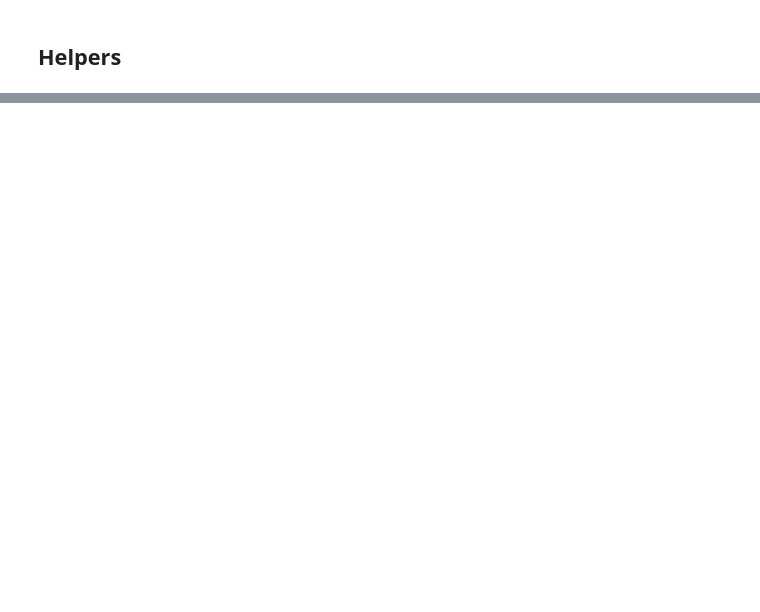
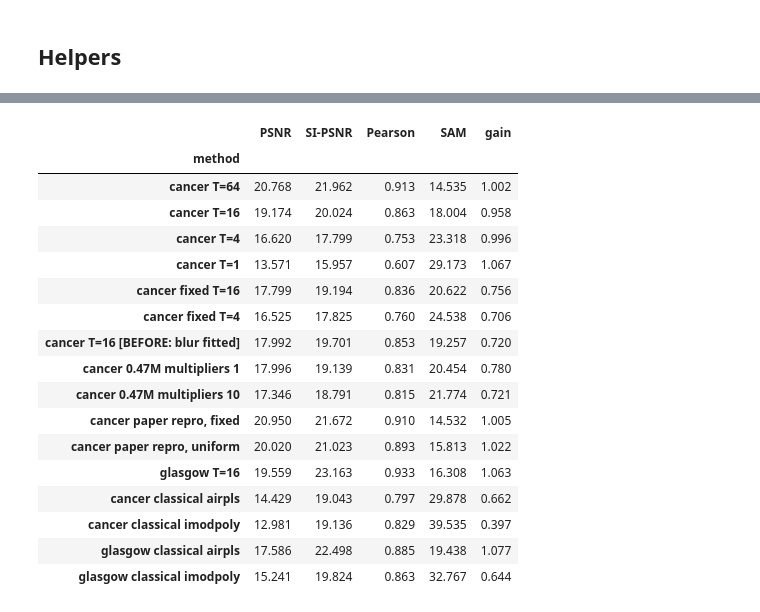
Before and after one commit to tmuird/lumos-vae, a Jupyter notebook: notebooks/evaluate.ipynb, the cells around one changed output, grey strips where cells are left out. Saved outputs shown, nothing was run; the diff lists cells and outputs as text; code cells hidden in the pictures; blank space fills up the shorter version.

```diff
--- a/notebooks/evaluate.ipynb
+++ b/notebooks/evaluate.ipynb
@@ -891,0 +181,10 @@ for label, r in reps.items():
+# %%
+def score(gt, pred):
+    """Mean over spectra of each metric."""
+    row = {
+        "PSNR": np.mean([psnr(gt[i], pred[i]) for i in range(len(gt))]),
+        "SI-PSNR": np.mean([scale_invariant_psnr(gt[i], pred[i]) for i in range(len(gt))]),
+        "Pearson": np.mean([pearson_r(gt[i], pred[i]) for i in range(len(gt))]),
+        "SAM": np.mean([spectral_angle_mapper(gt[i], pred[i]) for i in range(len(gt))]),
+    }
+    return row
@@ -891,0 +196,17 @@ for label, r in reps.items():
+# %%
+datasets, model_info = {}, {}
+
+labels = [c["label"] for c in RUNS]
+assert len(set(labels)) == len(labels), "RUNS labels must be unique"
+
+for cfg in RUNS:
+    name = Path(str(cfg["zarr"])).name
+    if name not in datasets:
+        datasets[name] = load_data(cfg["zarr"])
+        print(f"{name}: {len(datasets[name]['idx'])} test spectra")
+    d = datasets[name]
+    model, hp = load_model(cfg["run"])
+    assert hp["n_wavenumbers"] == len(d["wn"]), f"{cfg['label']}: wavenumber mismatch"
+    model_info[cfg["label"]] = dict(model=model, hparams=hp, data=d)
+    print(f"  {cfg['label']:20s} T={hp['n_times_train']:<3} "
+          f"conv={hp.get('conv_channels')} sampling={hp.get('t_sampling')!r}")
@@ -891,0 +237,36 @@ for label, r in reps.items():
+# %%
+rows = []
+for label, info in model_info.items():
+    m, d = info["model"], info["data"]
+    mask = eval_mask(d["wn"])
+    n_max = m.hparams.n_times_train
+    pred = recover(m, d["ts"], n_max)
+    rows.append(dict(method=label, **score(d["gt"][:, mask], pred[:, mask])))
+
+for name, d in datasets.items():
+    mask = eval_mask(d["wn"])
+    summed = d["ts"][:, :16, :].sum(1) / (16 * d["frame_duration"])
+    for method in ("airpls", "imodpoly"):
+        rows.append(dict(method=f"{d['name'].split('_')[0]} classical {method}",
+                         **score(d["gt"][:, mask], debaseline(summed, method)[:, mask])))
+
+pd.DataFrame(rows).set_index("method").round(3)
+# %% [output]
+|  | PSNR | SI-PSNR | Pearson | SAM | gain |
+| method |  |  |  |  |  |
+| cancer T=64 | 20.768 | 21.962 | 0.913 | 14.535 | 1.002 |
+| cancer T=16 | 19.174 | 20.024 | 0.863 | 18.004 | 0.958 |
+| cancer T=4 | 16.620 | 17.799 | 0.753 | 23.318 | 0.996 |
+| cancer T=1 | 13.571 | 15.957 | 0.607 | 29.173 | 1.067 |
+| cancer fixed T=16 | 17.799 | 19.194 | 0.836 | 20.622 | 0.756 |
+| cancer fixed T=4 | 16.525 | 17.825 | 0.760 | 24.538 | 0.706 |
+| cancer T=16 [BEFORE: blur fitted] | 17.992 | 19.701 | 0.853 | 19.257 | 0.720 |
+| cancer 0.47M multipliers 1 | 17.996 | 19.139 | 0.831 | 20.454 | 0.780 |
+| cancer 0.47M multipliers 10 | 17.346 | 18.791 | 0.815 | 21.774 | 0.721 |
+| cancer paper repro, fixed | 20.950 | 21.672 | 0.910 | 14.532 | 1.005 |
+| cancer paper repro, uniform | 20.020 | 21.023 | 0.893 | 15.813 | 1.022 |
+| glasgow T=16 | 19.559 | 23.163 | 0.933 | 16.308 | 1.063 |
+| cancer classical airpls | 14.429 | 19.043 | 0.797 | 29.878 | 0.662 |
+| cancer classical imodpoly | 12.981 | 19.136 | 0.829 | 39.535 | 0.397 |
+| glasgow classical airpls | 17.586 | 22.498 | 0.885 | 19.438 | 1.077 |
+| glasgow classical imodpoly | 15.241 | 19.824 | 0.863 | 32.767 | 0.644 |
```
Also changed, not shown: parts of 50 cells of this notebook, 11 other files.
